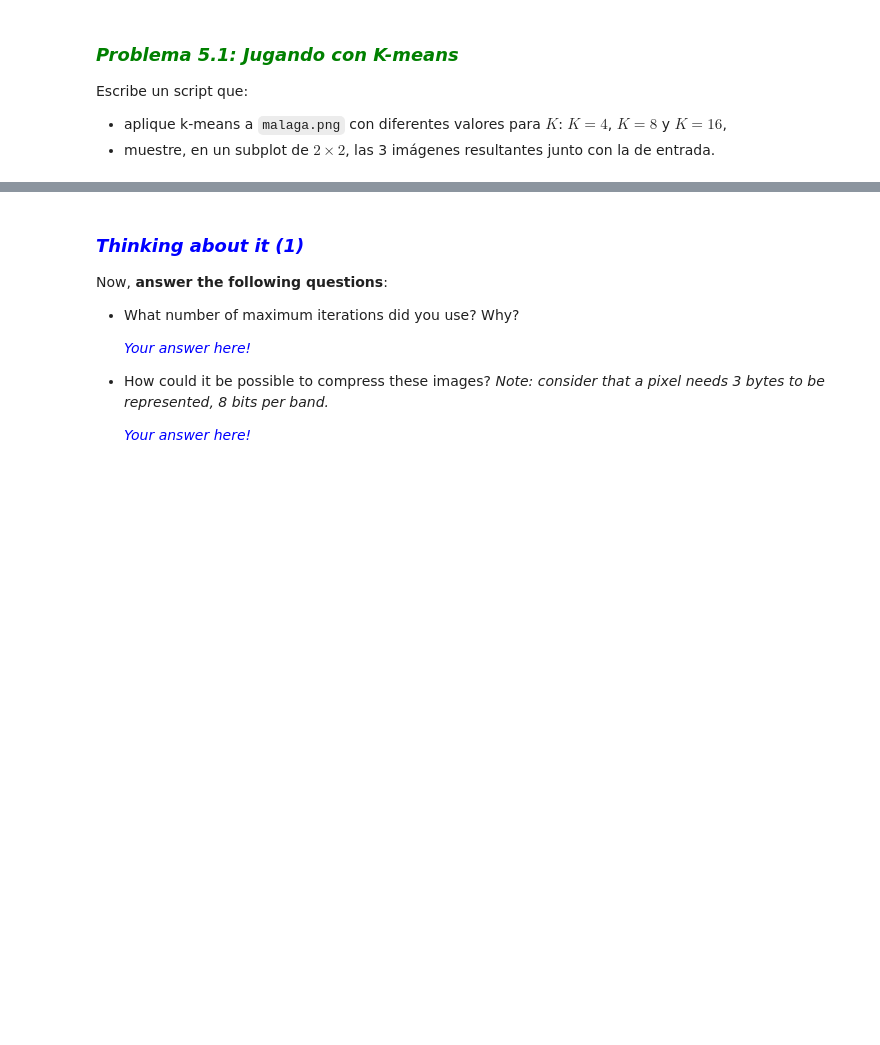
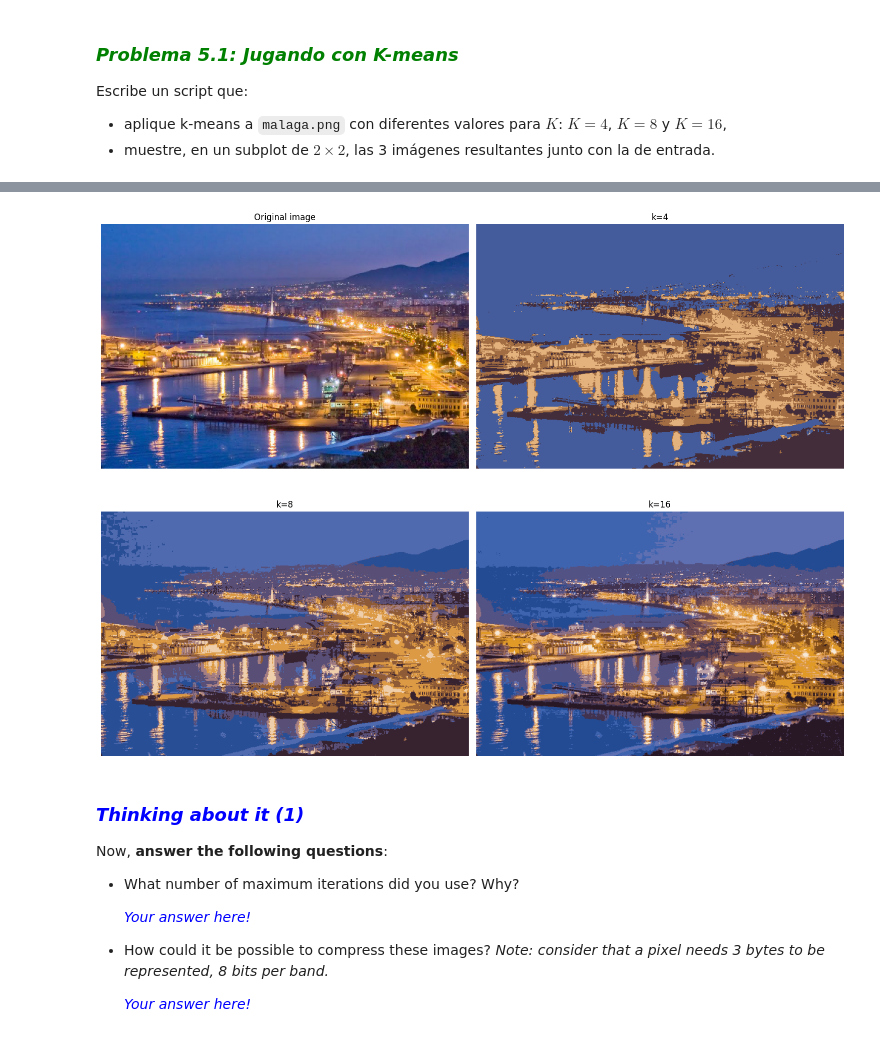
Before and after one commit to StefanoImanol/PC32025i, a Jupyter notebook: PC3_ia_2025iv1.0.ipynb, the cells around one changed output, grey strips where cells are left out. Saved outputs shown, nothing was run; the diff lists cells and outputs as text; code cells hidden in the pictures; blank space fills up the shorter version.

```diff
--- a/PC3_ia_2025iv1.0.ipynb
+++ b/PC3_ia_2025iv1.0.ipynb
@@ -665,3 +649,61 @@ matplotlib.rcParams['figure.figsize'] = (15.0, 12.0)
+# %%
+# Problema 5.1
+matplotlib.rcParams['figure.figsize'] = (15.0, 12.0)
+
+# Read RGB image
+img = cv2.imread('images/malaga.png')
+img_rgb = cv2.cvtColor(img, cv2.COLOR_BGR2RGB)
+
+# Flatten image
+Z = img_rgb.reshape((-1, 3))
+Z = np.float32(Z)
+# Set criteria
+criteria = (cv2.TERM_CRITERIA_EPS + cv2.TERM_CRITERIA_MAX_ITER, 10, 1.0)
+
+# Apply k-means
+K_vals = [4, 8, 16]
+results = []
+
+for K in K_vals:
+    _, labels, centers = cv2.kmeans(Z, K, None, criteria, 10, cv2.KMEANS_RANDOM_CENTERS)
+
+    # Colour resultant labels
+    centers = np.uint8(centers)
+    quantized = centers[labels.flatten()]
+
+    # Reshape to original shape
+    quantized_img = quantized.reshape((img_rgb.shape))
+    results.append(quantized_img)
+
+
+# Show original image
+plt.subplot(2, 2, 1)
+plt.imshow(img_rgb)
+plt.title("Original image")
+plt.axis('off')
+
+# Show k=4
+plt.subplot(2, 2, 2)
+plt.imshow(results[0])
+plt.title("k=4")
+plt.axis('off')
+
+# Show k=8
+plt.subplot(2, 2, 3)
+plt.imshow(results[1])
+plt.title("k=8")
+plt.axis('off')
+
+# Show k=16
+plt.subplot(2, 2, 4)
+plt.imshow(results[2])
+plt.title("k=16")
+plt.axis('off')
+
+plt.tight_layout()
+plt.show()
+# %% [output]
+[figure, added]
 # %% [markdown]
 ### <font color="blue"><b><i>Thinking about it (1)</i></b></font>
 
```
Also changed, not shown: parts of 8 cells of this notebook.
